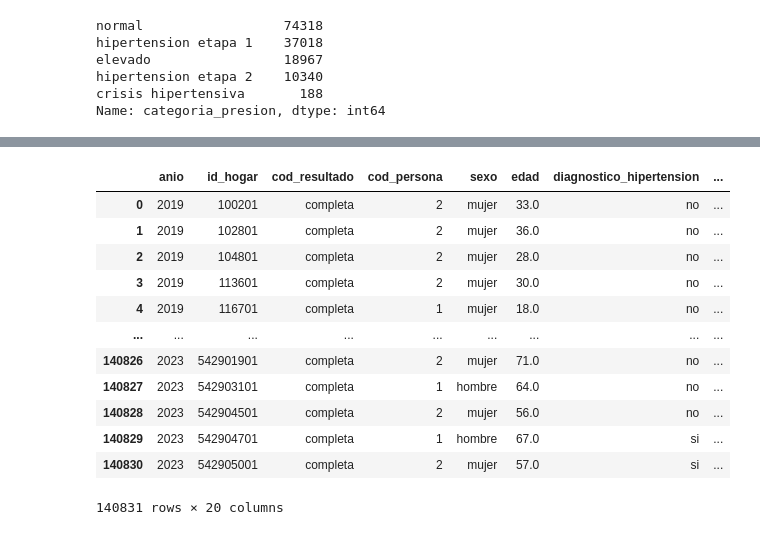
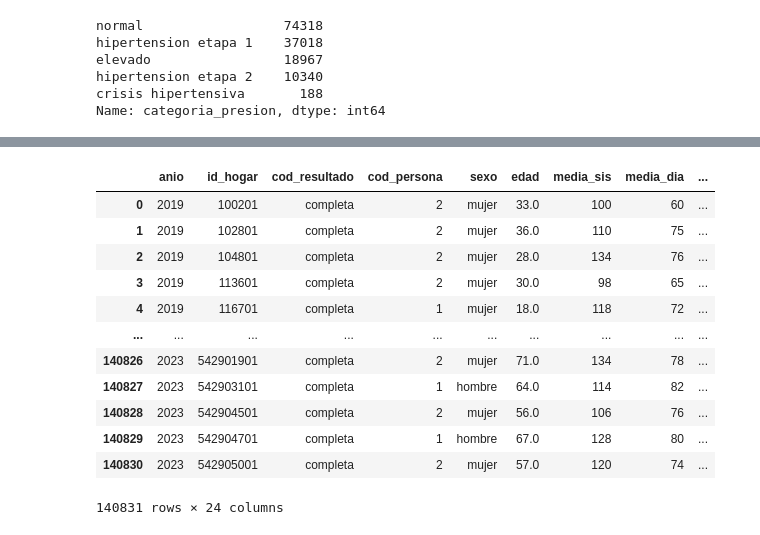
Before and after one commit to Arelly-Vega/modelo-inseguridad-minds, a Jupyter notebook: notebooks/nb_EDA_salud.ipynb, the cells around one changed output, grey strips where cells are left out. Cells and saved outputs as stored; diff of their text form; code cells hidden in the pictures.

Commit message:
"Agrega imc, phq9, media_sis y media_dia al df salud"

```diff
--- a/notebooks/nb_EDA_salud.ipynb
+++ b/notebooks/nb_EDA_salud.ipynb
@@ -54,7 +54,7 @@ salud['phq9'] = salud.iloc[:, 7:16].sum(axis=1)
 salud['salud_mental'] = salud['phq9'].apply(salud_mental)
 # %%
 # eliminar las columnas de las preguntas de la escala PHQ-9
-salud = salud.drop(['poco_interes_14d', 'deprimido_14d', 'problema_dormir_14d','cansancio_14d', 'problema_comer_14d', 'problema_atencion_14d','problema_moverse_14d', 'pensamiento_suicida_14d', 'sentirse_mal_14d', 'phq9'], axis=1)
+salud = salud.drop(['poco_interes_14d', 'deprimido_14d', 'problema_dormir_14d','cansancio_14d', 'problema_comer_14d', 'problema_atencion_14d','problema_moverse_14d', 'pensamiento_suicida_14d', 'sentirse_mal_14d'], axis=1)
 salud
 # %% [output]
 |  | anio | id_hogar | cod_resultado | cod_persona | sexo | edad | diagnostico_hipertension | peso_kg | ... |
@@ -122,8 +122,8 @@ def diagnostico_obesidad(x):
 #aplicar función de diagnostico obesidad
 salud['diagnostico_obesidad'] = salud['imc'].apply(diagnostico_obesidad)
 # %%
-#elminar columnas de peso, talla e imc
-salud = salud.drop(['peso_kg', 'talla_cm', 'imc'], axis=1)
+#elminar columnas de peso, talla
+salud = salud.drop(['peso_kg', 'talla_cm'], axis=1)
 salud
 # %% [output]
 |  | anio | id_hogar | cod_resultado | cod_persona | sexo | edad | diagnostico_hipertension | presion_sis_1 | ... |
@@ -178,7 +178,7 @@ crisis hipertensiva       188
 Name: categoria_presion, dtype: int64
 # %%
 #eliminar columnas de presiones y medias de presiones
-salud = salud.drop(['presion_sis_1', 'presion_sis_2', 'presion_dia_1', 'presion_dia_2', 'media_sis', 'media_dia'], axis=1)
+salud = salud.drop(['presion_sis_1', 'presion_sis_2', 'presion_dia_1', 'presion_dia_2'], axis=1)
 salud
 # %% [output]
 |  | anio | id_hogar | cod_resultado | cod_persona | sexo | edad | diagnostico_hipertension | region | ... |
@@ -197,41 +197,45 @@ salud
 # %%
 #ordenar columnas
 salud = salud[[
     "anio",
     "id_hogar",
     "cod_resultado",
     "cod_persona",
     "sexo",
     "edad",
+    "media_sis",
+    "media_dia",
+    "categoria_presion",
     "diagnostico_hipertension",
-    "categoria_presion",
+    "phq9",
     "salud_mental",
+    "imc",
+    "categoria_imc",
     "diagnostico_obesidad",
-    "categoria_imc",
     "region",
     "area_residencia",
     "lugar_residencia",
     "codigo_ubicacion_geo",
     "num_conglomerado",
     "codigo_centro_poblado",
     "nombre_centro_poblado",
     "longitud",
     "latitud"
 ]]
 
 #df final de salud
 salud
 # %% [output]
-|  | anio | id_hogar | cod_resultado | cod_persona | sexo | edad | diagnostico_hipertension | ... |
-| 0 | 2019 | 100201 | completa | 2 | mujer | 33.0 | no | ... |
-| 1 | 2019 | 102801 | completa | 2 | mujer | 36.0 | no | ... |
-| 2 | 2019 | 104801 | completa | 2 | mujer | 28.0 | no | ... |
-| 3 | 2019 | 113601 | completa | 2 | mujer | 30.0 | no | ... |
-| 4 | 2019 | 116701 | completa | 1 | mujer | 18.0 | no | ... |
-| ... | ... | ... | ... | ... | ... | ... | ... | ... |
-| 140826 | 2023 | 542901901 | completa | 2 | mujer | 71.0 | no | ... |
-| 140827 | 2023 | 542903101 | completa | 1 | hombre | 64.0 | no | ... |
-| 140828 | 2023 | 542904501 | completa | 2 | mujer | 56.0 | no | ... |
-| 140829 | 2023 | 542904701 | completa | 1 | hombre | 67.0 | si | ... |
-| 140830 | 2023 | 542905001 | completa | 2 | mujer | 57.0 | si | ... |
+|  | anio | id_hogar | cod_resultado | cod_persona | sexo | edad | media_sis | media_dia | ... |
+| 0 | 2019 | 100201 | completa | 2 | mujer | 33.0 | 100 | 60 | ... |
+| 1 | 2019 | 102801 | completa | 2 | mujer | 36.0 | 110 | 75 | ... |
+| 2 | 2019 | 104801 | completa | 2 | mujer | 28.0 | 134 | 76 | ... |
+| 3 | 2019 | 113601 | completa | 2 | mujer | 30.0 | 98 | 65 | ... |
+| 4 | 2019 | 116701 | completa | 1 | mujer | 18.0 | 118 | 72 | ... |
+| ... | ... | ... | ... | ... | ... | ... | ... | ... | ... |
+| 140826 | 2023 | 542901901 | completa | 2 | mujer | 71.0 | 134 | 78 | ... |
+| 140827 | 2023 | 542903101 | completa | 1 | hombre | 64.0 | 114 | 82 | ... |
+| 140828 | 2023 | 542904501 | completa | 2 | mujer | 56.0 | 106 | 76 | ... |
+| 140829 | 2023 | 542904701 | completa | 1 | hombre | 67.0 | 128 | 80 | ... |
+| 140830 | 2023 | 542905001 | completa | 2 | mujer | 57.0 | 120 | 74 | ... |
-140831 rows × 20 columns
+140831 rows × 24 columns
```
Also changed, not shown: parts of 4 cells of this notebook.
